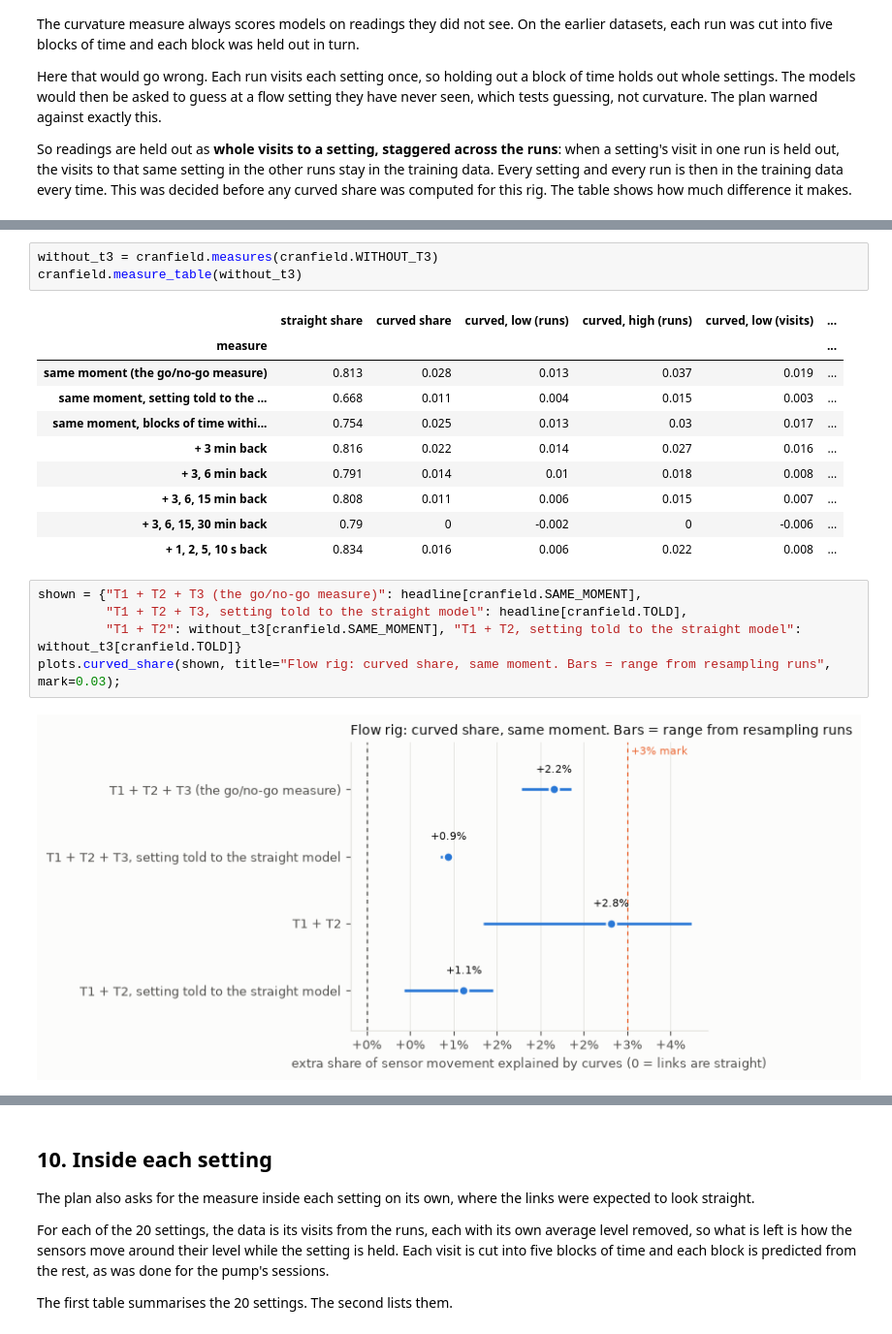
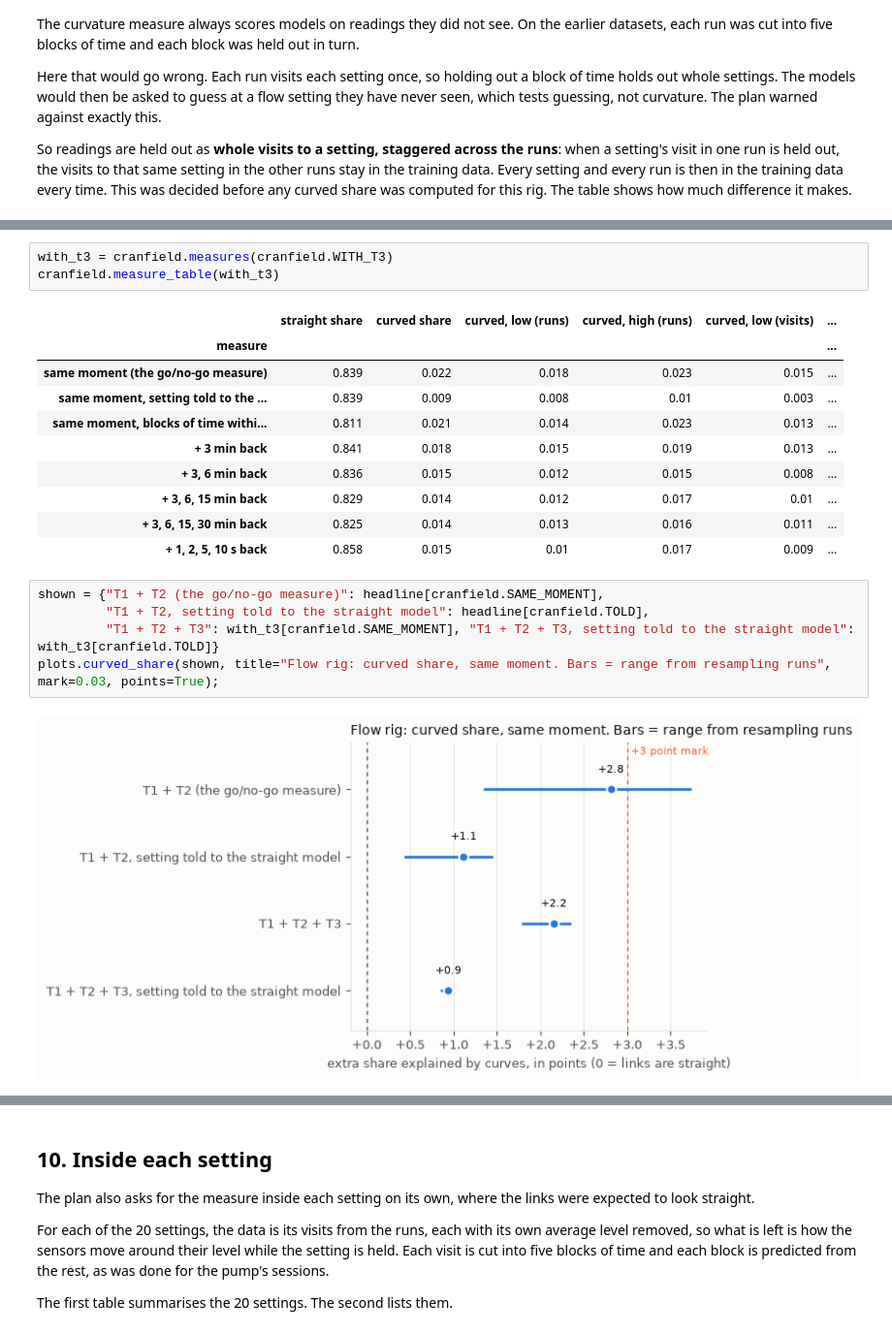
Before and after one commit to NeerajGit16/deep-learning-in-anomaly-detection, a Jupyter notebook: anomaly_lab/05_cranfield.ipynb, the cells around one changed output, grey strips where cells are left out. Shown at 97% size. Drawn from its saved outputs; the diff is of its cells as text.

```diff
--- a/anomaly_lab/05_cranfield.ipynb
+++ b/anomaly_lab/05_cranfield.ipynb
@@ -233,21 +236,21 @@ cranfield.measure_table(headline)
 # %%
-without_t3 = cranfield.measures(cranfield.WITHOUT_T3)
-cranfield.measure_table(without_t3)
+with_t3 = cranfield.measures(cranfield.WITH_T3)
+cranfield.measure_table(with_t3)
 # %% [output]
 |  | straight share | curved share | curved, low (runs) | curved, high (runs) | curved, low (visits) | ... |
 | measure |  |  |  |  |  | ... |
-| same moment (the go/no-go measure) | 0.813 | 0.028 | 0.013 | 0.037 | 0.019 | ... |
-| same moment, setting told to the ... | 0.668 | 0.011 | 0.004 | 0.015 | 0.003 | ... |
-| same moment, blocks of time withi... | 0.754 | 0.025 | 0.013 | 0.03 | 0.017 | ... |
-| + 3 min back | 0.816 | 0.022 | 0.014 | 0.027 | 0.016 | ... |
-| + 3, 6 min back | 0.791 | 0.014 | 0.01 | 0.018 | 0.008 | ... |
-| + 3, 6, 15 min back | 0.808 | 0.011 | 0.006 | 0.015 | 0.007 | ... |
-| + 3, 6, 15, 30 min back | 0.79 | 0 | -0.002 | 0 | -0.006 | ... |
-| + 1, 2, 5, 10 s back | 0.834 | 0.016 | 0.006 | 0.022 | 0.008 | ... |
+| same moment (the go/no-go measure) | 0.839 | 0.022 | 0.018 | 0.023 | 0.015 | ... |
+| same moment, setting told to the ... | 0.839 | 0.009 | 0.008 | 0.01 | 0.003 | ... |
+| same moment, blocks of time withi... | 0.811 | 0.021 | 0.014 | 0.023 | 0.013 | ... |
+| + 3 min back | 0.841 | 0.018 | 0.015 | 0.019 | 0.013 | ... |
+| + 3, 6 min back | 0.836 | 0.015 | 0.012 | 0.015 | 0.008 | ... |
+| + 3, 6, 15 min back | 0.829 | 0.014 | 0.012 | 0.017 | 0.01 | ... |
+| + 3, 6, 15, 30 min back | 0.825 | 0.014 | 0.013 | 0.016 | 0.011 | ... |
+| + 1, 2, 5, 10 s back | 0.858 | 0.015 | 0.01 | 0.017 | 0.009 | ... |
 # %%
-shown = {"T1 + T2 + T3 (the go/no-go measure)": headline[cranfield.SAME_MOMENT],
-         "T1 + T2 + T3, setting told to the straight model": headline[cranfield.TOLD],
-         "T1 + T2": without_t3[cranfield.SAME_MOMENT], "T1 + T2, setting told to the straight model": without_t3[cranfield.TOLD]}
-plots.curved_share(shown, title="Flow rig: curved share, same moment. Bars = range from resampling runs", mark=0.03);
+shown = {"T1 + T2 (the go/no-go measure)": headline[cranfield.SAME_MOMENT],
+         "T1 + T2, setting told to the straight model": headline[cranfield.TOLD],
+         "T1 + T2 + T3": with_t3[cranfield.SAME_MOMENT], "T1 + T2 + T3, setting told to the straight model": with_t3[cranfield.TOLD]}
+plots.curved_share(shown, title="Flow rig: curved share, same moment. Bars = range from resampling runs", mark=0.03, points=True);
 # %% [output]
-[figure, old version]
+[figure, new version]
```
Also changed, not shown: parts of 20 cells of this notebook, 2 other files.
